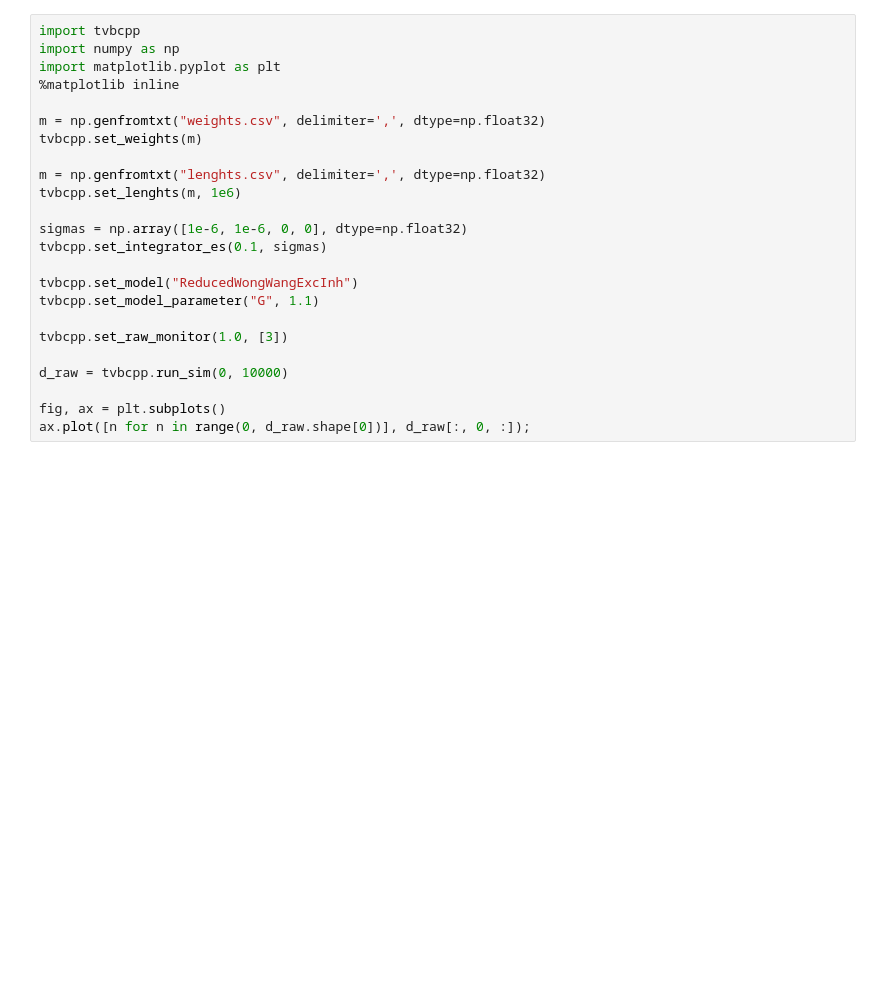
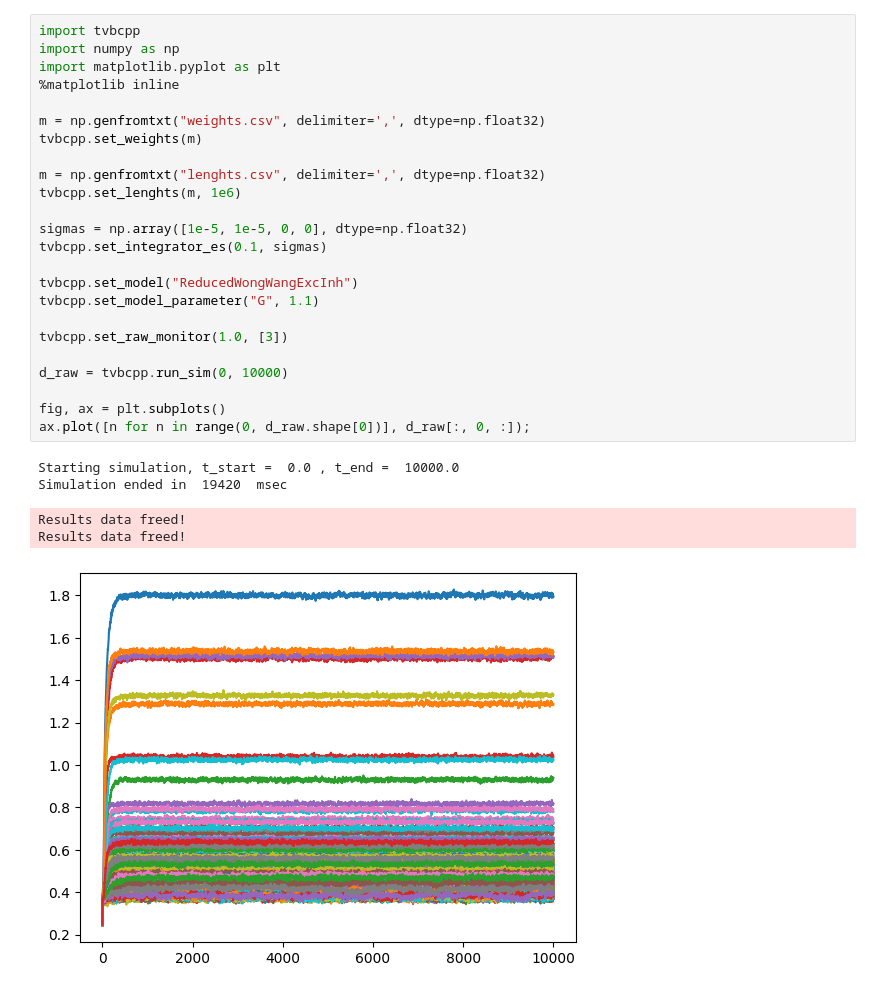
Before and after one commit to neich/tvb-cpp, a Jupyter notebook: python/tvbcpp.ipynb, the cells around one changed output. Saved outputs shown, nothing was run; the diff lists cells and outputs as text; blank space fills up the shorter version.

```diff
--- a/python/tvbcpp.ipynb
+++ b/python/tvbcpp.ipynb
@@ -4,24 +16,30 @@
 # %%
 import tvbcpp
 import numpy as np
 import matplotlib.pyplot as plt
 %matplotlib inline
 
 m = np.genfromtxt("weights.csv", delimiter=',', dtype=np.float32)
 tvbcpp.set_weights(m)
 
 m = np.genfromtxt("lenghts.csv", delimiter=',', dtype=np.float32)
 tvbcpp.set_lenghts(m, 1e6)
 
-sigmas = np.array([1e-6, 1e-6, 0, 0], dtype=np.float32)
+sigmas = np.array([1e-5, 1e-5, 0, 0], dtype=np.float32)
 tvbcpp.set_integrator_es(0.1, sigmas)
 
 tvbcpp.set_model("ReducedWongWangExcInh")
 tvbcpp.set_model_parameter("G", 1.1)
 
 tvbcpp.set_raw_monitor(1.0, [3])
 
 d_raw = tvbcpp.run_sim(0, 10000)
 
 fig, ax = plt.subplots()
 ax.plot([n for n in range(0, d_raw.shape[0])], d_raw[:, 0, :]);
+# %% [output]
+Starting simulation, t_start =  0.0 , t_end =  10000.0
+Simulation ended in  19420  msec
+Results data freed!
+Results data freed!
+[figure, added]
```
Also changed, not shown: parts of 1 cell of this notebook.
